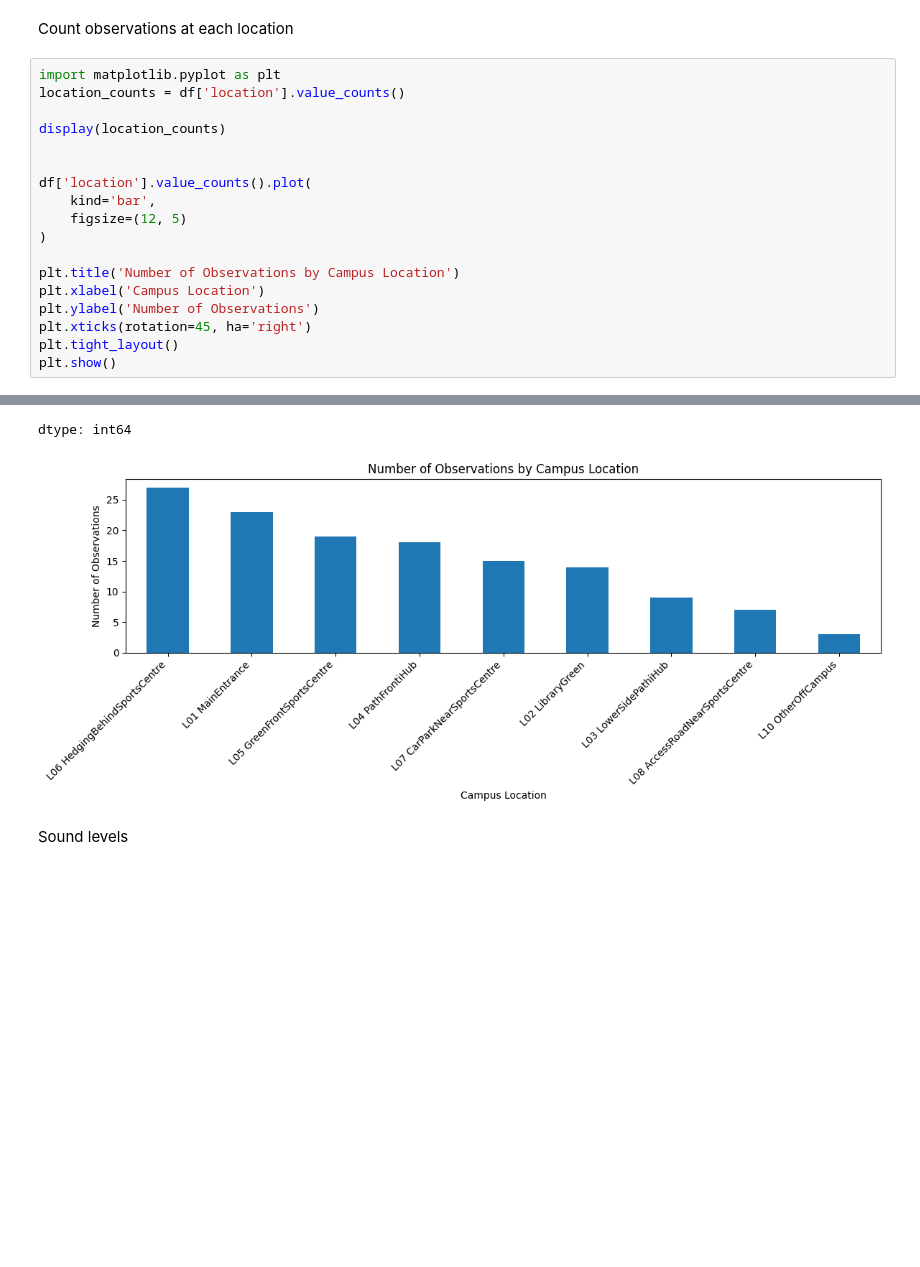
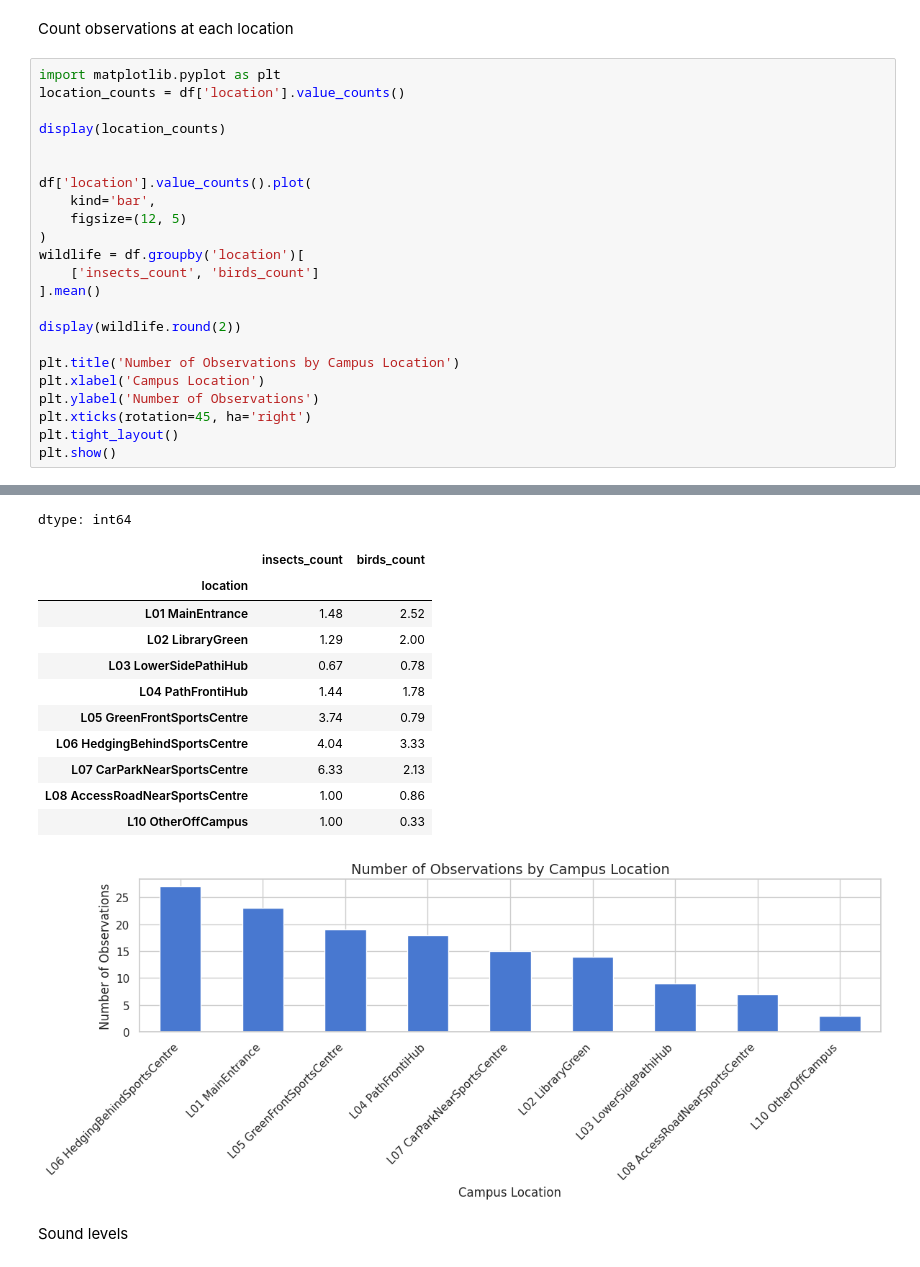
Before and after one commit to EOONU/ml-campus-walk-data-project-colab, a Jupyter notebook: Python_project.ipynb, the cells around one changed output, grey strips where cells are left out. Drawn from its saved outputs; the diff is of its cells as text; blank space fills up the shorter version.

```diff
--- a/Python_project.ipynb
+++ b/Python_project.ipynb
@@ -199,34 +199,50 @@ Count observations at each location
 import matplotlib.pyplot as plt
 location_counts = df['location'].value_counts()
 
 display(location_counts)
 
 
 df['location'].value_counts().plot(
     kind='bar',
     figsize=(12, 5)
 )
+wildlife = df.groupby('location')[
+    ['insects_count', 'birds_count']
+].mean()
+
+display(wildlife.round(2))
 
 plt.title('Number of Observations by Campus Location')
 plt.xlabel('Campus Location')
 plt.ylabel('Number of Observations')
 plt.xticks(rotation=45, ha='right')
 plt.tight_layout()
 plt.show()
 # %% [output]
 |  | count |
 | location |  |
 | L06 HedgingBehindSportsCentre | 27 |
 | L01 MainEntrance | 23 |
 | L05 GreenFrontSportsCentre | 19 |
 | L04 PathFrontiHub | 18 |
 | L07 CarParkNearSportsCentre | 15 |
 | L02 LibraryGreen | 14 |
 | L03 LowerSidePathiHub | 9 |
 | L08 AccessRoadNearSportsCentre | 7 |
 | L10 OtherOffCampus | 3 |
 dtype: int64
+|  | insects_count | birds_count |
+| location |  |  |
+| L01 MainEntrance | 1.48 | 2.52 |
+| L02 LibraryGreen | 1.29 | 2.00 |
+| L03 LowerSidePathiHub | 0.67 | 0.78 |
+| L04 PathFrontiHub | 1.44 | 1.78 |
+| L05 GreenFrontSportsCentre | 3.74 | 0.79 |
+| L06 HedgingBehindSportsCentre | 4.04 | 3.33 |
+| L07 CarParkNearSportsCentre | 6.33 | 2.13 |
+| L08 AccessRoadNearSportsCentre | 1.00 | 0.86 |
+| L10 OtherOffCampus | 1.00 | 0.33 |
-[figure, old version]
+[figure, new version]
 # %% [markdown]
 Sound levels
 # %%
```
Also changed, not shown: parts of 4 cells of this notebook.
